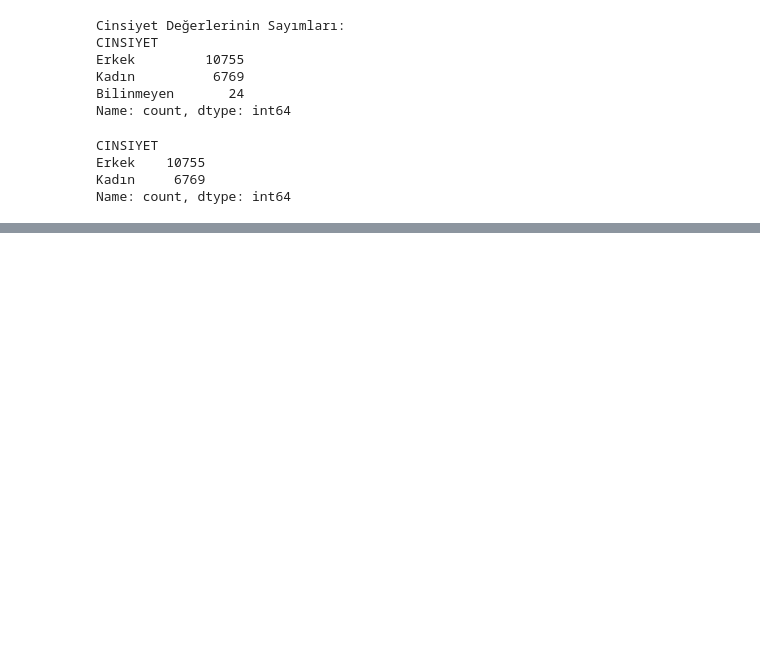
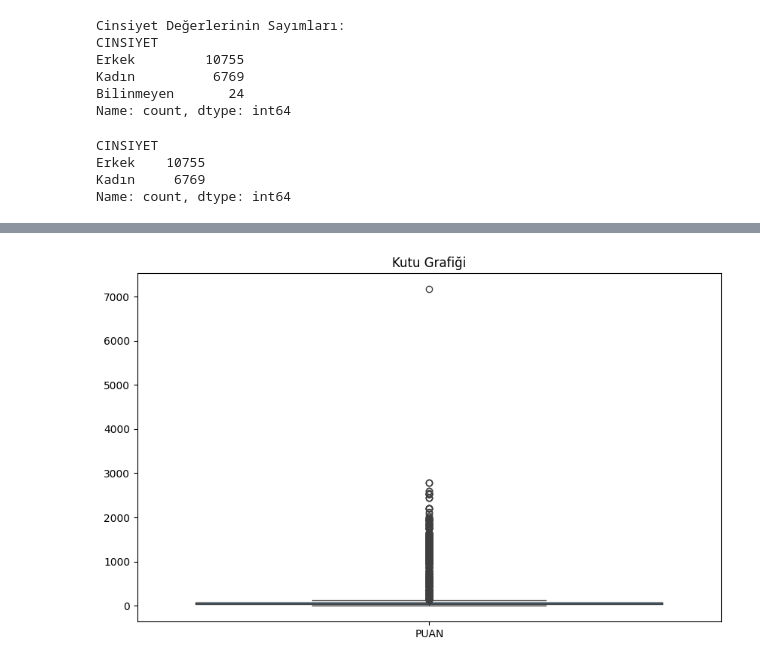
Before and after one commit to elifftop/elifftop-e_data_project_1, a Jupyter notebook: deneme.ipynb, the cells around one changed output, grey strips where cells are left out. Saved outputs shown, nothing was run; the diff lists cells and outputs as text; code cells hidden in the pictures; blank space fills up the shorter version.

```diff
--- a/deneme.ipynb
+++ b/deneme.ipynb
@@ -323,0 +329,14 @@ MODEL SEÇİMİ VE EĞİTİM
+# %%
+# Kategorik veri türlerinin sayısal veriye dönüştürülmesi (Kategorik verilerin encodingi)
+# Kategorik sütunların seçilmesi
+categorical_features = ['YIL', 'DÖNEM', 'BASVURU_TIPI', 'UYRUK', 'CINSIYET', 'BASARI_DURUMU', 'KESIN_KAYIT_DURUMU']
+
+# One-Hot Encoding uygulanması
+encoder = OneHotEncoder(drop='first', sparse_output=False)  # drop='first' ilk kategoriyi kaldırarak dummy variable trap'ı önler, sparse_output=True, varsayılan olarak sparse matrix döndürür
+encoded_features = encoder.fit_transform(dff[categorical_features])
+
+# DataFrame'e dönüştürülmesi
+encoded_df = pd.DataFrame(encoded_features, columns=encoder.get_feature_names_out(categorical_features))
+
+# Orijinal ve encode edilmiş verilerin birleştirilmesi
+df_encoded = pd.concat([dff.drop(columns=categorical_features), encoded_df], axis=1)
@@ -323,0 +423,8 @@ MODEL SEÇİMİ VE EĞİTİM
+# %%
+# Kutu grafiği oluşturma
+plt.figure(figsize=(10, 6))
+sns.boxplot(data=df_encoded[['PUAN']])
+plt.title('Kutu Grafiği')
+plt.show()
+# %% [output]
+[figure, added]
```
Also changed, not shown: parts of 49 cells of this notebook, 2 other files.
